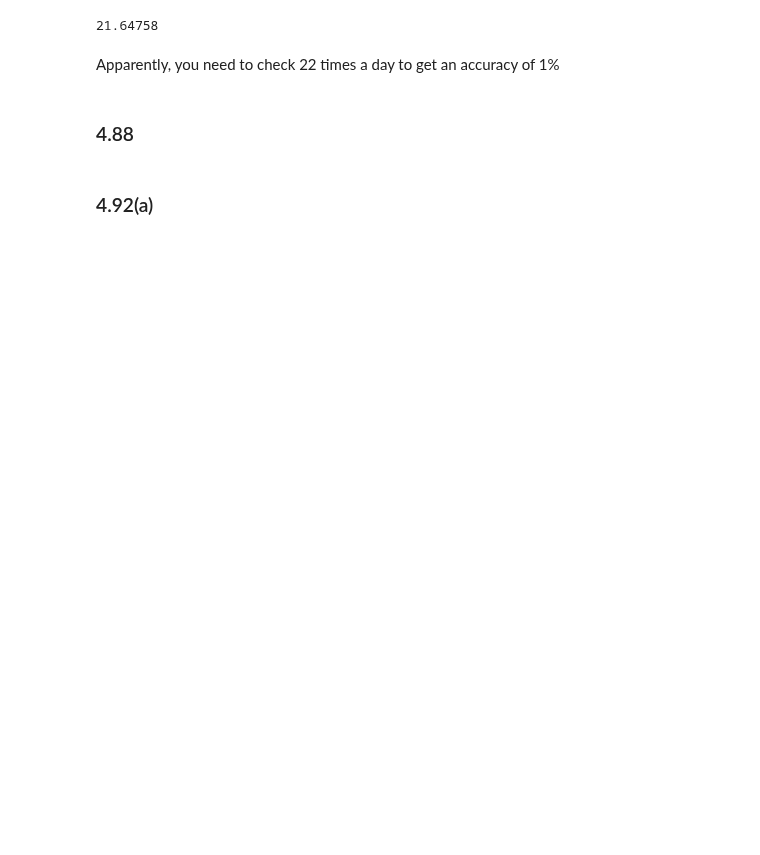
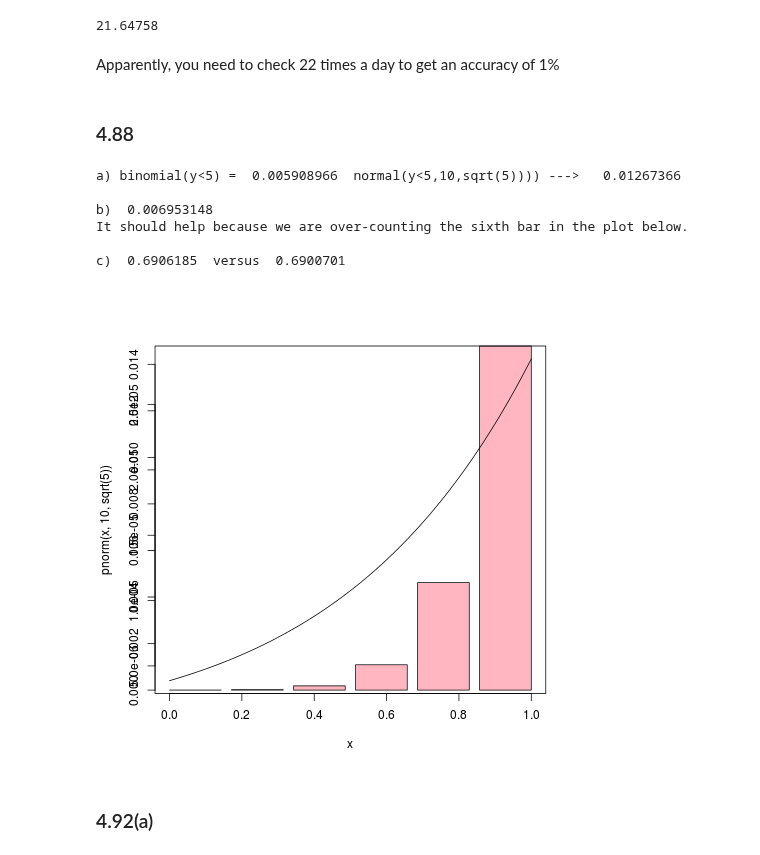
Before and after one commit to Chuphay/school, a Jupyter notebook: stat1/stat_3.ipynb, the cells around one changed output. Cells and saved outputs as stored; diff of their text form; code cells hidden in the pictures; blank space fills up the shorter version.

```diff
--- a/stat1/stat_3.ipynb
+++ b/stat1/stat_3.ipynb
@@ -164,5 +164,24 @@ data[20:23]
 Apparently, you need to check 22 times a day to get an accuracy of 1%
 # %% [markdown]
 ### 4.88
+# %%
+%%R
+barplot(dbinom(0:5,20,0.5), col = 'light pink')
+par(new=TRUE)
+curve(pnorm(x, 10, sqrt(5)))
+
+
+cat('a) binomial(y<5) = ' , sum(dbinom(0:4,20,0.5)))
+cat('  normal(y<5,10,sqrt(5)))) --->  ', pnorm(5, 10, sqrt(5)),'\n \n')
+cat('b) ', pnorm((4.5-10)/sqrt(5)), '\nIt should help because we are over-counting the sixth bar in the plot below.\n\n')
+cat('c) ', sum(dbinom(9:13,20,0.5)), ' versus ', pnorm(13.5,10,sqrt(5))- pnorm(8.5,10,sqrt(5)))
+# %% [output]
+a) binomial(y<5) =  0.005908966  normal(y<5,10,sqrt(5)))) --->   0.01267366
+
+b)  0.006953148
+It should help because we are over-counting the sixth bar in the plot below.
+
+c)  0.6906185  versus  0.6900701
+[figure, added]
 # %% [markdown]
 ### 4.92(a)
```
Also changed, not shown: parts of 4 cells of this notebook.
